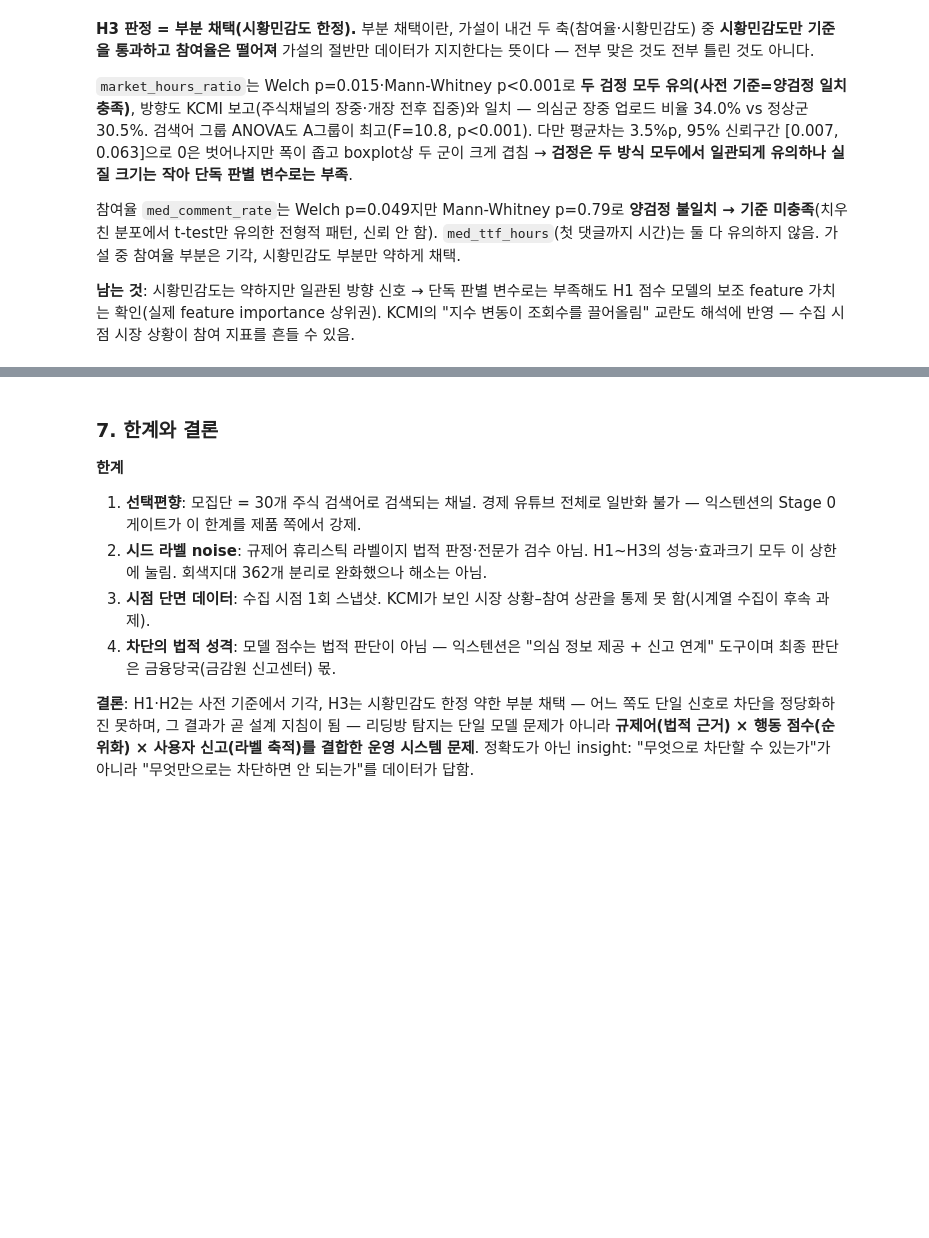
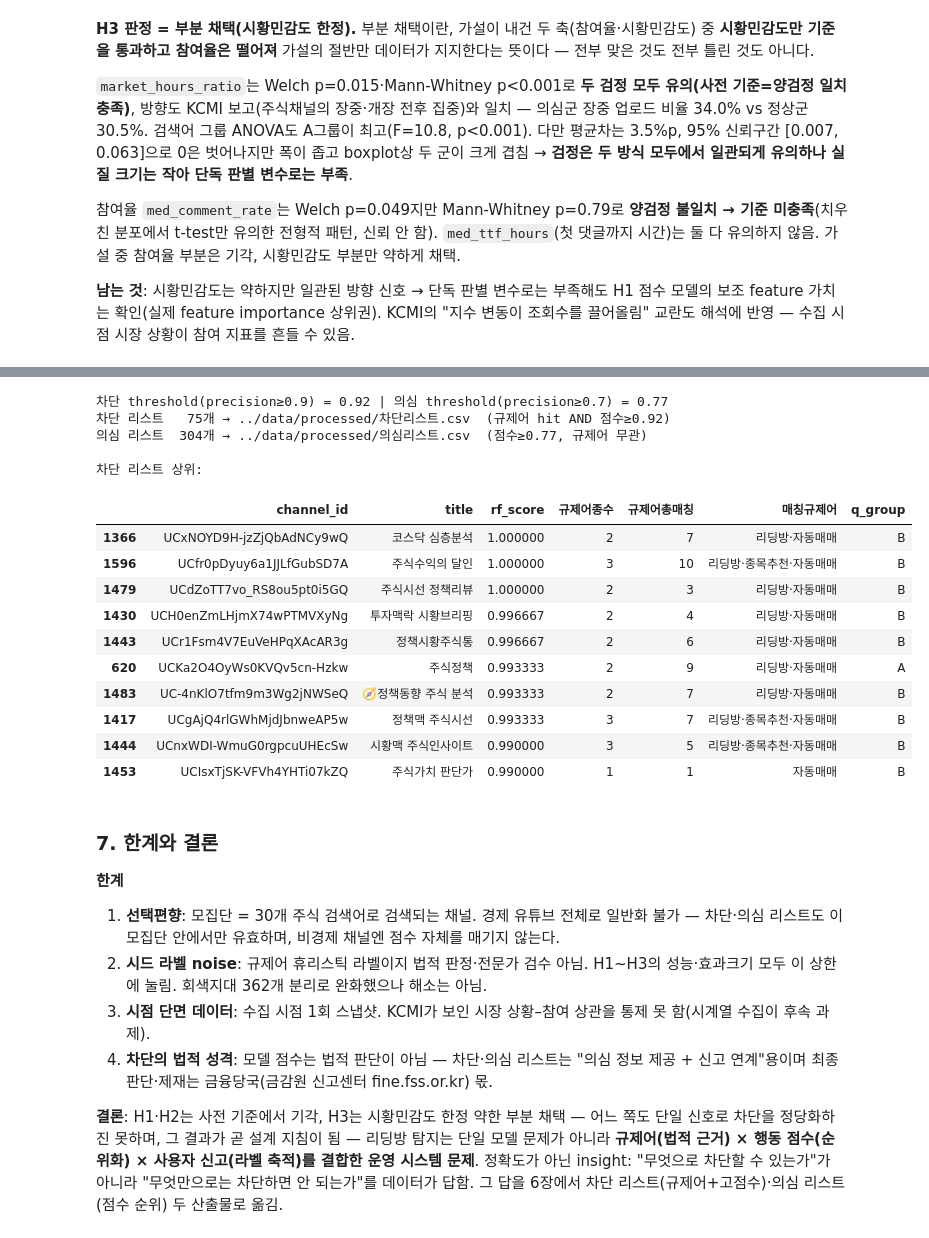
Before and after one commit to songyaeji/StockGuard_for_YouTube, a Jupyter notebook: notebooks/modeling.ipynb, the cells around one changed output, grey strips where cells are left out. Saved outputs shown, nothing was run; the diff lists cells and outputs as text; code cells hidden in the pictures; blank space fills up the shorter version.

```diff
--- a/notebooks/modeling.ipynb
+++ b/notebooks/modeling.ipynb
@@ -510,10 +512,59 @@ ANOVA med_comment_rate (A/B/C): F=0.41  p=6.6e-01  그룹평균=[np.float64(0.00
+# %%
+# === 산출물: 차단 리스트 + 의심 리스트 (분석 결론을 두 CSV로 출력) ===
+# 운영점 = cell 12 PR sweep과 동일: precision≥0.9 → 차단 / precision≥0.7 → 의심
+def thr_at(p, default=0.99):                     # 해당 precision을 넘는 가장 낮은 threshold(=최대 recall). 없으면 보수적 기본값
+    ok = np.where(prec >= p)[0]
+    return float(thr_grid[ok[0]]) if len(ok) else default
+blk_thr, sus_thr = thr_at(0.9), thr_at(0.7)
+
+# 전 채널 모델 점수 — 학습엔 시드만 썼고 점수는 모든 채널에 매김(=줄세우기)
+cf['rf_score'] = rf.predict_proba(cf[X_cols].fillna(med))[:, 1]
+
+# 규제어 매칭 — 차단의 '법적 근거'(라벨 근거지 feature 아님). H는 channel_id 인덱스
+mk = H[list(REG)].apply(lambda r: '·'.join(k for k in REG if r[k] > 0), axis=1)
+cf['규제어종수']  = cf['channel_id'].map(H['kinds']).fillna(0).astype(int)
+cf['규제어총매칭'] = cf['channel_id'].map(H['total']).fillna(0).astype(int)
+cf['매칭규제어']  = cf['channel_id'].map(mk).fillna('')
+
+out_cols = ['channel_id', 'title', 'rf_score', '규제어종수', '규제어총매칭', '매칭규제어', 'q_group']
+
+# 차단 리스트 = 규제어 hit 그리고 점수≥차단 (H1 기각 → 모델 단독 차단 금지, 규제어 동반 필수)
+block = cf[(cf['규제어총매칭'] > 0) & (cf['rf_score'] >= blk_thr)].sort_values('rf_score', ascending=False)
+# 의심 리스트 = 점수≥의심 (규제어 없어도 포함 — 회피형 후보, 검토·신고 우선순위 큐)
+watch = cf[cf['rf_score'] >= sus_thr].sort_values('rf_score', ascending=False)
+
+block[out_cols].to_csv(P / '차단리스트.csv', index=False, encoding='utf-8-sig')
+watch[out_cols].to_csv(P / '의심리스트.csv', index=False, encoding='utf-8-sig')
+
+print(f'차단 threshold(precision≥0.9) = {blk_thr:.2f} | 의심 threshold(precision≥0.7) = {sus_thr:.2f}')
+print(f'차단 리스트 {len(block):>4}개 → {P}/차단리스트.csv  (규제어 hit AND 점수≥{blk_thr:.2f})')
+print(f'의심 리스트 {len(watch):>4}개 → {P}/의심리스트.csv  (점수≥{sus_thr:.2f}, 규제어 무관)')
+print('\n차단 리스트 상위:')
+display(block[out_cols].head(10))
+# %% [output]
+차단 threshold(precision≥0.9) = 0.92 | 의심 threshold(precision≥0.7) = 0.77
+차단 리스트   75개 → ../data/processed/차단리스트.csv  (규제어 hit AND 점수≥0.92)
+의심 리스트  304개 → ../data/processed/의심리스트.csv  (점수≥0.77, 규제어 무관)
+
+차단 리스트 상위:
+|  | channel_id | title | rf_score | 규제어종수 | 규제어총매칭 | 매칭규제어 | q_group |
+| 1366 | UCxNOYD9H-jzZjQbAdNCy9wQ | 코스닥 심층분석 | 1.000000 | 2 | 7 | 리딩방·자동매매 | B |
+| 1596 | UCfr0pDyuy6a1JJLfGubSD7A | 주식수익의 달인 | 1.000000 | 3 | 10 | 리딩방·종목추천·자동매매 | B |
+| 1479 | UCdZoTT7vo_RS8ou5pt0i5GQ | 주식시선 정책리뷰 | 1.000000 | 2 | 3 | 리딩방·자동매매 | B |
+| 1430 | UCH0enZmLHjmX74wPTMVXyNg | 투자맥락 시황브리핑 | 0.996667 | 2 | 4 | 리딩방·자동매매 | B |
+| 1443 | UCr1Fsm4V7EuVeHPqXAcAR3g | 정책시황주식통 | 0.996667 | 2 | 6 | 리딩방·자동매매 | B |
+| 620 | UCKa2O4OyWs0KVQv5cn-Hzkw | 주식정책 | 0.993333 | 2 | 9 | 리딩방·자동매매 | A |
+| 1483 | UC-4nKlO7tfm9m3Wg2jNWSeQ | 🧭정책동향 주식 분석 | 0.993333 | 2 | 7 | 리딩방·자동매매 | B |
+| 1417 | UCgAjQ4rlGWhMjdJbnweAP5w | 정책맥 주식시선 | 0.993333 | 3 | 7 | 리딩방·종목추천·자동매매 | B |
+| 1444 | UCnxWDI-WmuG0rgpcuUHEcSw | 시황맥 주식인사이트 | 0.990000 | 3 | 5 | 리딩방·종목추천·자동매매 | B |
+| 1453 | UCIsxTjSK-VFVh4YHTi07kZQ | 주식가치 판단가 | 0.990000 | 1 | 1 | 자동매매 | B |
 # %% [markdown]
 ### **7. 한계와 결론**
 
 **한계**
-1. **선택편향**: 모집단 = 30개 주식 검색어로 검색되는 채널. 경제 유튜브 전체로 일반화 불가 — 익스텐션의 Stage 0 게이트가 이 한계를 제품 쪽에서 강제.
+1. **선택편향**: 모집단 = 30개 주식 검색어로 검색되는 채널. 경제 유튜브 전체로 일반화 불가 — 차단·의심 리스트도 이 모집단 안에서만 유효하며, 비경제 채널엔 점수 자체를 매기지 않는다.
 2. **시드 라벨 noise**: 규제어 휴리스틱 라벨이지 법적 판정·전문가 검수 아님. H1~H3의 성능·효과크기 모두 이 상한에 눌림. 회색지대 362개 분리로 완화했으나 해소는 아님.
 3. **시점 단면 데이터**: 수집 시점 1회 스냅샷. KCMI가 보인 시장 상황–참여 상관을 통제 못 함(시계열 수집이 후속 과제).
-4. **차단의 법적 성격**: 모델 점수는 법적 판단이 아님 — 익스텐션은 "의심 정보 제공 + 신고 연계" 도구이며 최종 판단은 금융당국(금감원 신고센터) 몫.
+4. **차단의 법적 성격**: 모델 점수는 법적 판단이 아님 — 차단·의심 리스트는 "의심 정보 제공 + 신고 연계"용이며 최종 판단·제재는 금융당국(금감원 신고센터 fine.fss.or.kr) 몫.
 
-**결론**: H1·H2는 사전 기준에서 기각, H3는 시황민감도 한정 약한 부분 채택 — 어느 쪽도 단일 신호로 차단을 정당화하진 못하며, 그 결과가 곧 설계 지침이 됨 — 리딩방 탐지는 단일 모델 문제가 아니라 **규제어(법적 근거) × 행동 점수(순위화) × 사용자 신고(라벨 축적)를 결합한 운영 시스템 문제**. 정확도가 아닌 insight: "무엇으로 차단할 수 있는가"가 아니라 "무엇만으로는 차단하면 안 되는가"를 데이터가 답함.
+**결론**: H1·H2는 사전 기준에서 기각, H3는 시황민감도 한정 약한 부분 채택 — 어느 쪽도 단일 신호로 차단을 정당화하진 못하며, 그 결과가 곧 설계 지침이 됨 — 리딩방 탐지는 단일 모델 문제가 아니라 **규제어(법적 근거) × 행동 점수(순위화) × 사용자 신고(라벨 축적)를 결합한 운영 시스템 문제**. 정확도가 아닌 insight: "무엇으로 차단할 수 있는가"가 아니라 "무엇만으로는 차단하면 안 되는가"를 데이터가 답함. 그 답을 6장에서 차단 리스트(규제어+고점수)·의심 리스트(점수 순위) 두 산출물로 옮김.
```
Also changed, not shown: parts of 3 cells of this notebook.
